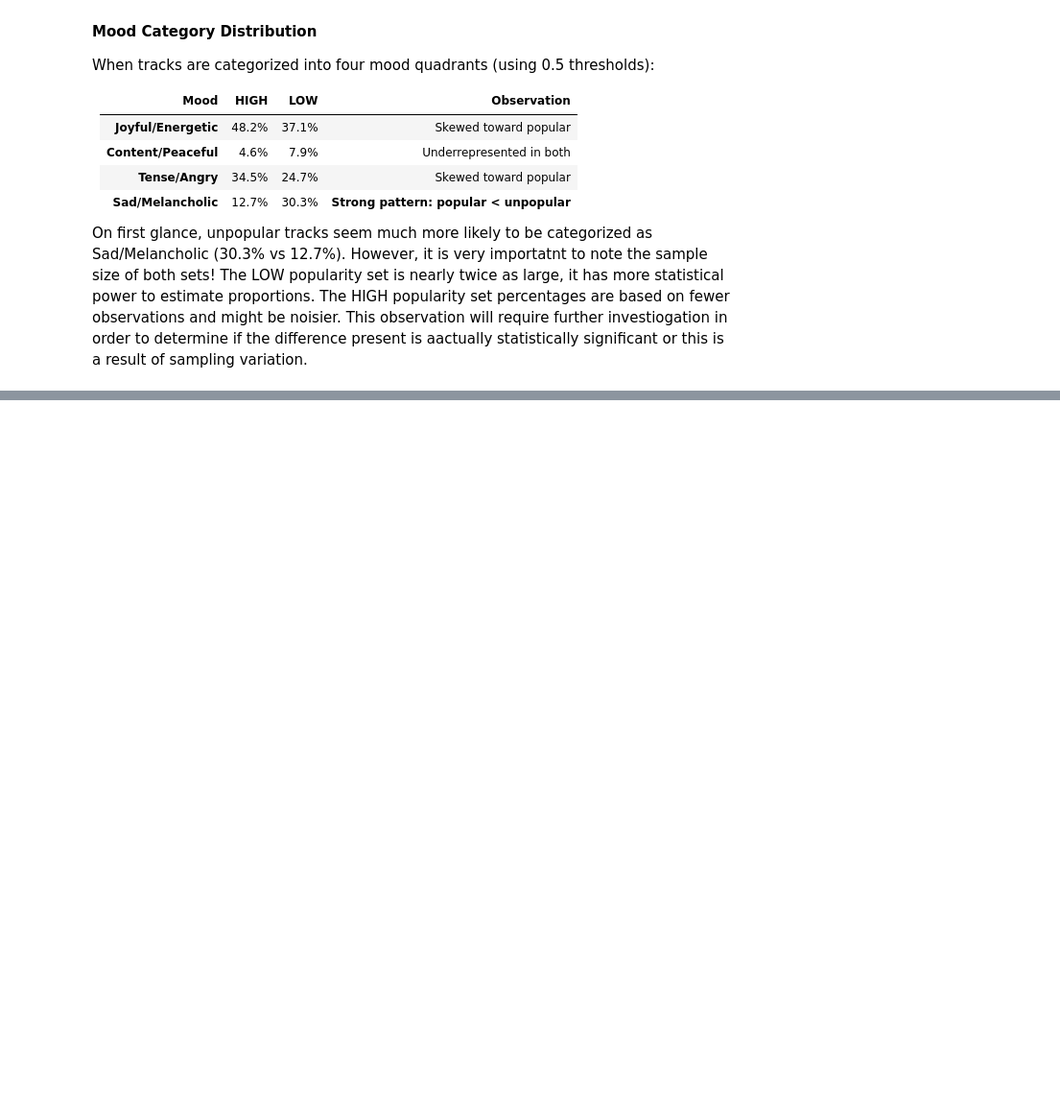
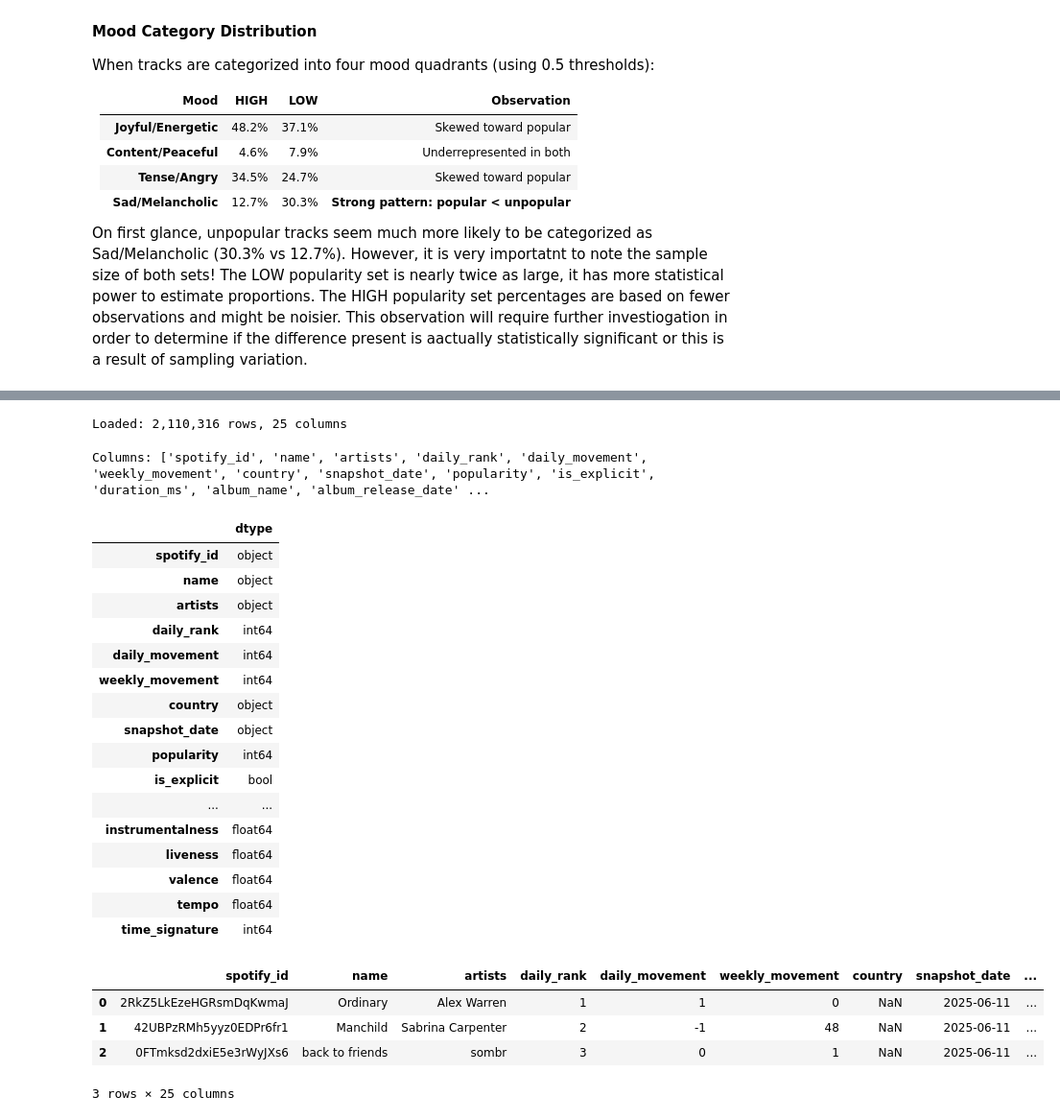
Before and after one commit to crystal-wolfer/AI-ML26-C02-music-mood-analysis, a Jupyter notebook: notebooks/01-data analysis and cleanup.ipynb, the cells around one changed output, grey strips where cells are left out. Shown at 96% size. Saved outputs shown, nothing was run; the diff lists cells and outputs as text; code cells hidden in the pictures; blank space fills up the shorter version.

```diff
--- a/notebooks/01-data analysis and cleanup.ipynb
+++ b/notebooks/01-data analysis and cleanup.ipynb
@@ -342,0 +325,34 @@ On first glance, unpopular tracks seem much more likely to be categorized as Sad
+# %%
+#Loading dataset and examining basic shape
+ds2 = pd.read_csv(DATA / "universal_top_spotify_songs.csv")
+print(f"Loaded: {ds2.shape[0]:,} rows, {ds2.shape[1]} columns")
+# %% [output]
+Loaded: 2,110,316 rows, 25 columns
+# %%
+print("Columns:", ds2.columns.tolist())
+display(ds2.dtypes.to_frame(name="dtype"))
+display(ds2.head(3))
+# %% [output]
+Columns: ['spotify_id', 'name', 'artists', 'daily_rank', 'daily_movement', 'weekly_movement', 'country', 'snapshot_date', 'popularity', 'is_explicit', 'duration_ms', 'album_name', 'album_release_date' ...
+|  | dtype |
+| spotify_id | object |
+| name | object |
+| artists | object |
+| daily_rank | int64 |
+| daily_movement | int64 |
+| weekly_movement | int64 |
+| country | object |
+| snapshot_date | object |
+| popularity | int64 |
+| is_explicit | bool |
+| ... | ... |
+| instrumentalness | float64 |
+| liveness | float64 |
+| valence | float64 |
+| tempo | float64 |
+| time_signature | int64 |
+|  | spotify_id | name | artists | daily_rank | daily_movement | weekly_movement | country | snapshot_date | ... |
+| 0 | 2RkZ5LkEzeHGRsmDqKwmaJ | Ordinary | Alex Warren | 1 | 1 | 0 | NaN | 2025-06-11 | ... |
+| 1 | 42UBPzRMh5yyz0EDPr6fr1 | Manchild | Sabrina Carpenter | 2 | -1 | 48 | NaN | 2025-06-11 | ... |
+| 2 | 0FTmksd2dxiE5e3rWyJXs6 | back to friends | sombr | 3 | 0 | 1 | NaN | 2025-06-11 | ... |
+3 rows × 25 columns
```
Also changed, not shown: parts of 11 cells of this notebook, 1 other file.
